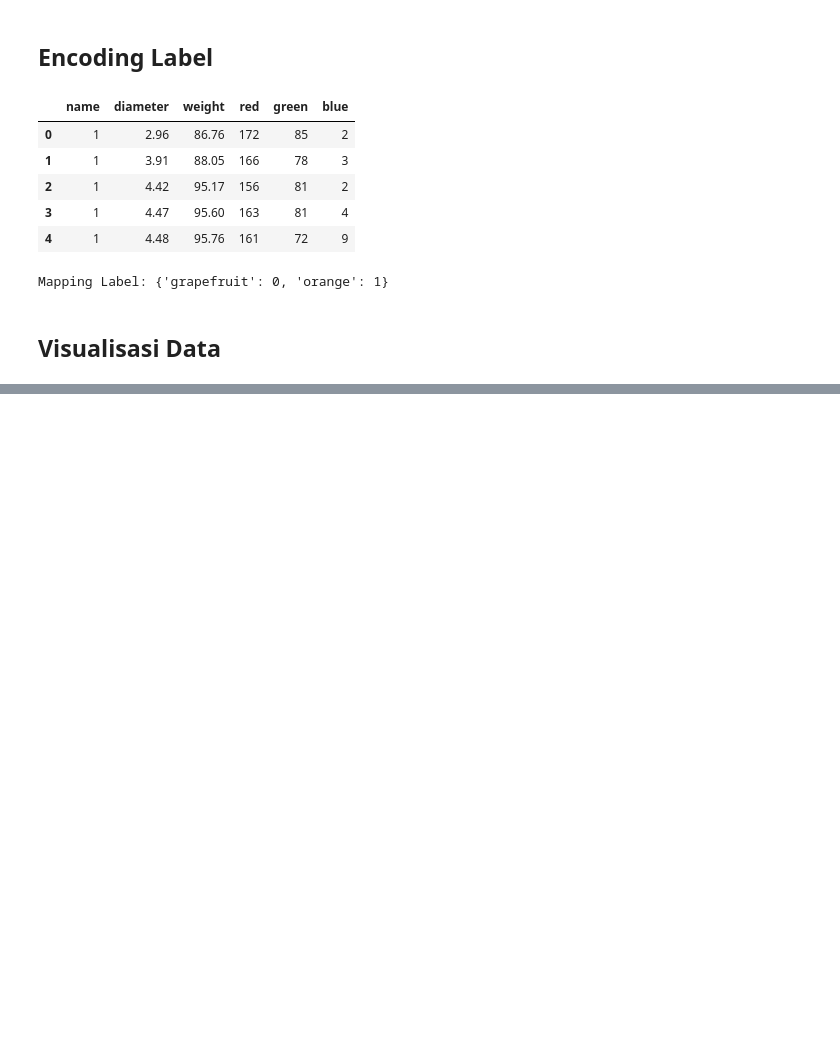
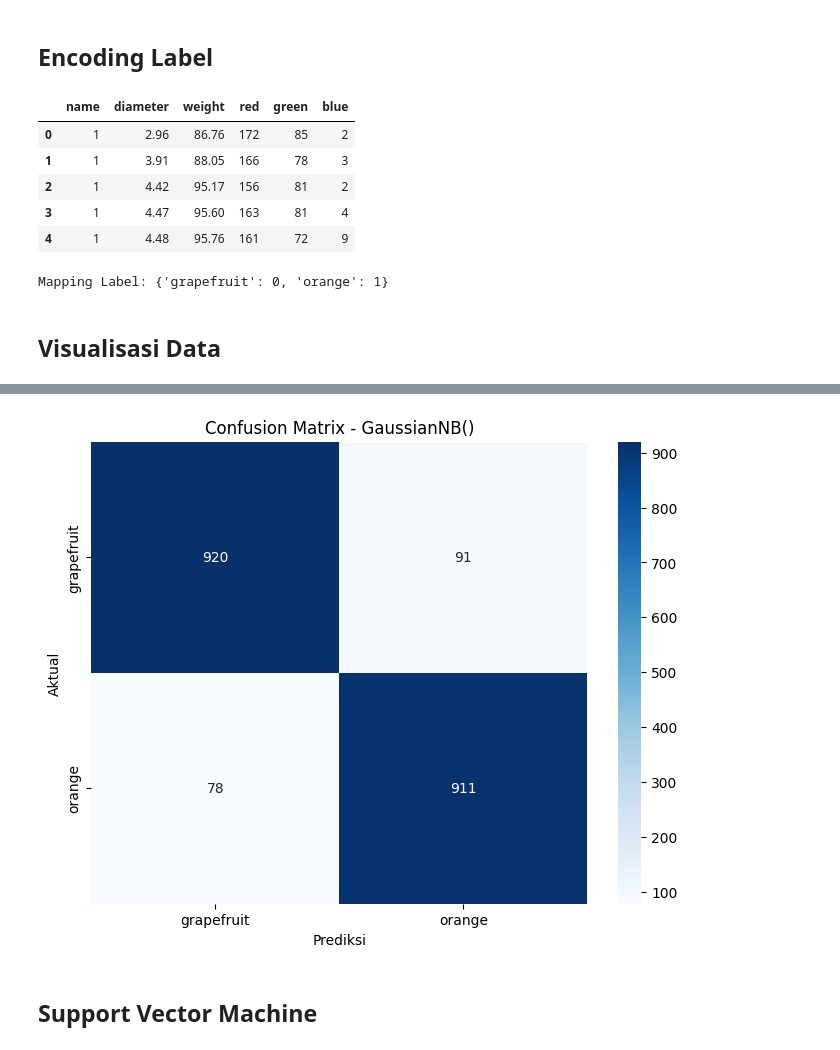
Before and after one commit to putriipuspita/UTS-Machine-Learning, a Jupyter notebook: KlasifikasiBuah.ipynb, the cells around one changed output, grey strips where cells are left out. Saved outputs shown, nothing was run; the diff lists cells and outputs as text; code cells hidden in the pictures; blank space fills up the shorter version.

```diff
--- a/KlasifikasiBuah.ipynb
+++ b/KlasifikasiBuah.ipynb
@@ -98,0 +217,13 @@ plt.show()
+# %%
+# Import Library
+from sklearn.naive_bayes import GaussianNB
+
+# Inisialisasi Model
+model_nb = GaussianNB()
+
+# Melatih Model
+model_nb.fit(x_train, y_train)
+
+# Memprediksi Model
+pred_latihan_nb = model_nb.predict(x_train)
+pred_test_nb = model_nb.predict(x_test)
@@ -98,0 +245,7 @@ plt.show()
+# %%
+# Menampilkan Visualisasi Matrix
+visualisasi_confusion_matrix(model_nb, pred_test_nb)
+# %% [output]
+[figure, added]
+# %% [markdown]
+## Support Vector Machine
```
Also changed, not shown: parts of 22 cells of this notebook.
